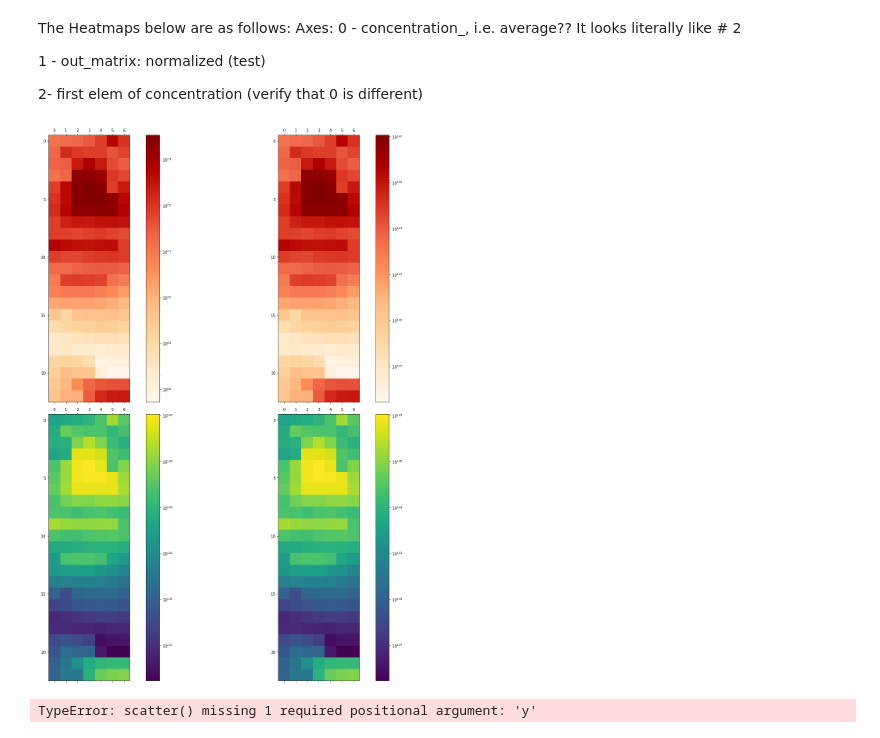
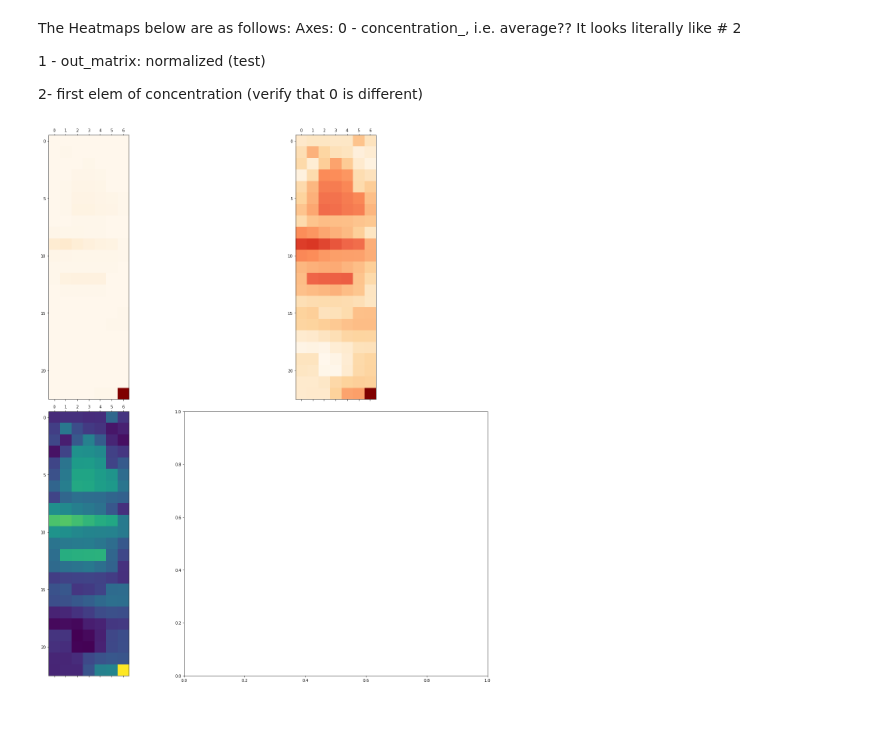
Before and after one commit to SonglingLu/OneRoomABM, a Jupyter notebook: notebooks/paper_functions_viz.ipynb, the cells around one changed output. Cells and saved outputs as stored; diff of their text form; code cells hidden in the pictures.

```diff
--- a/notebooks/paper_functions_viz.ipynb
+++ b/notebooks/paper_functions_viz.ipynb
@@ -119,8 +119,7 @@ from infection import generate_infectivity_curves, plot_infectivity_curves, retu
 
 # plot % infectivity based on day- lognormal w/ % chance of infectivity
 
-# proxy_vars = generate_infectivity_curves()
-# out = plot_infectivity_curves(proxy_vars)
+proxy_vars = generate_infectivity_curves()
+out = plot_infectivity_curves(proxy_vars)
 # proxy_vars
-out
 # %% [output]
@@ -459,22 +457,24 @@ Axes:
 # %%
 fig, axs = plt.subplots(2, 2, figsize=(20, 20))
 
-ax0 = axs[0][0].matshow(concentration_, cmap="OrRd", norm=mpl.colors.LogNorm())
+ax0 = axs[0][0].matshow(concentration_, cmap="OrRd", label="One Simulation")
 
 ax1 = axs[0][1].matshow(out_matrix, cmap="OrRd", norm=mpl.colors.LogNorm())
 
-ax2 = axs[1][0].matshow(concentration_array[0], norm=mpl.colors.LogNorm())
+# ax1.set_clim()
 
-ax3 = axs[1][1].matshow(concentration_array[-1], norm=mpl.colors.LogNorm())
-fig.colorbar(ax0, ax=axs[0][0])
-fig.colorbar(ax1, ax=axs[0][1])
-fig.colorbar(ax2, ax=axs[1][0])
-fig.colorbar(ax3, ax=axs[1][1])
+ax2 = axs[1][0].matshow(concentration_array, norm=mpl.colors.LogNorm())
+
+r = ax0.axs[0][1]
+
+# ax3 = axs[1][1].matshow(concentration_array, norm=mpl.colors.LogNorm())
+# fig.colorbar(ax0, ax=axs[0][0])
+# fig.colorbar(ax1, ax=axs[0][1])
+# fig.colorbar(ax2, ax=axs[1][0])
+# fig.colorbar(ax3, ax=axs[1][1])
 
 fig.tight_layout()
+
+# initial_array
 # %% [output]
-[figure, old version]
+[figure, new version]
-# %%
-plt.scatter(initial_array)
-# %% [output]
-TypeError: scatter() missing 1 required positional argument: 'y'
```
Also changed, not shown: parts of 9 cells of this notebook, 2 other files.
